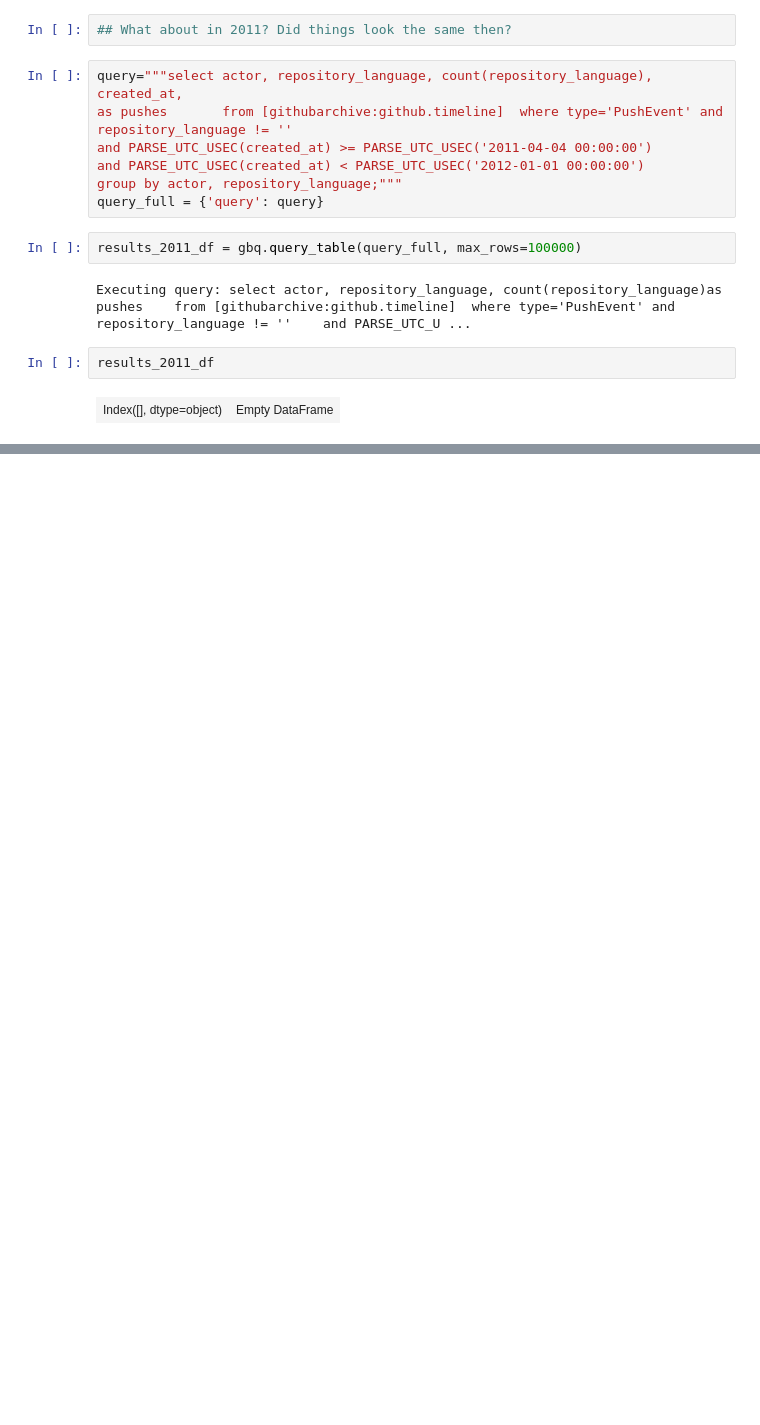
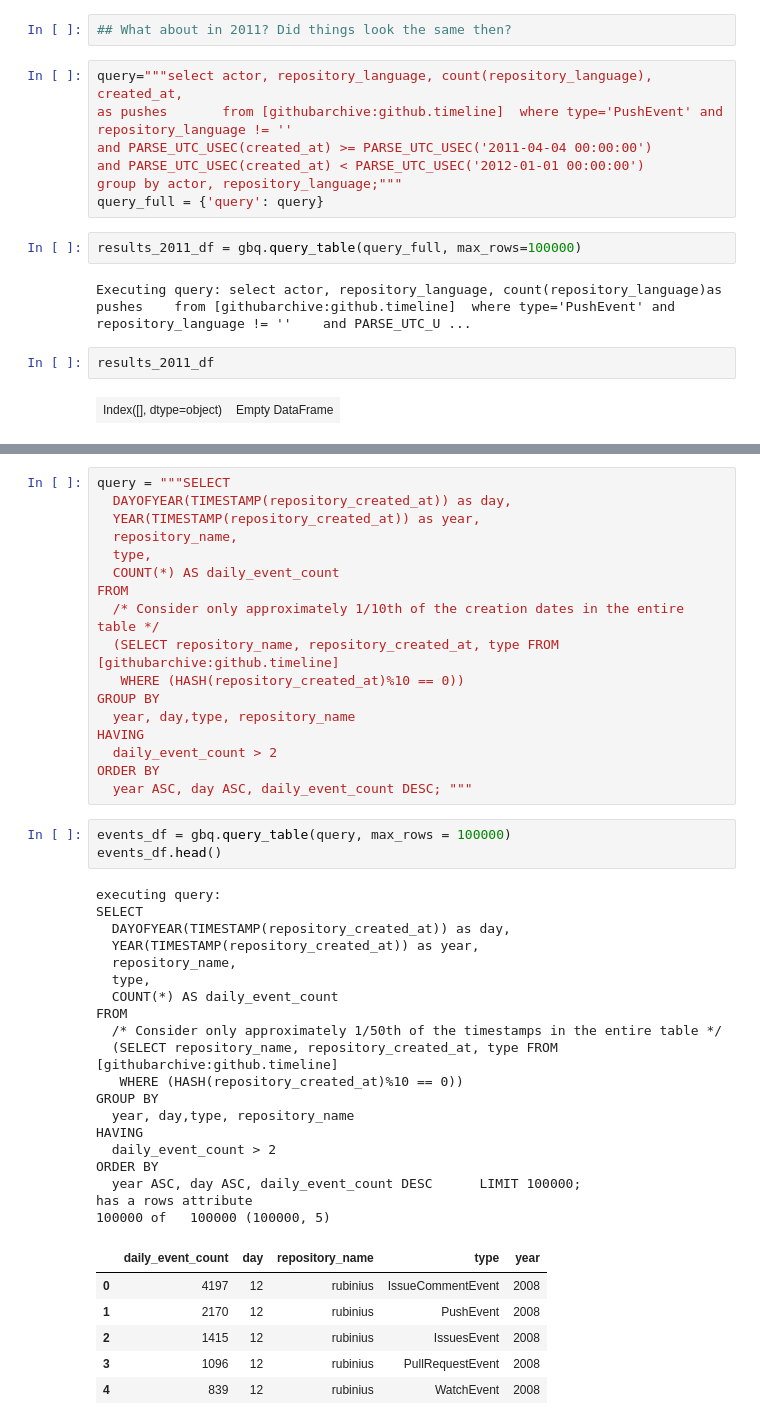
Before and after one commit to metacommunities/metacommunities, a Jupyter notebook: google_big_query_experiments.ipynb, the cells around one changed output, grey strips where cells are left out. Cells and saved outputs as stored; diff of their text form; blank space fills up the shorter version.

Commit message:
tidying up filenames, comments, and a few exploratory queries  with bigquery in ipython notebook

```diff
--- a/google_big_query_experiments.ipynb
+++ b/google_big_query_experiments.ipynb
@@ -43,0 +164,46 @@ results_2011_df
+# %%
+query = """SELECT
+  DAYOFYEAR(TIMESTAMP(repository_created_at)) as day,
+  YEAR(TIMESTAMP(repository_created_at)) as year,
+  repository_name,
+  type,
+  COUNT(*) AS daily_event_count
+FROM
+  /* Consider only approximately 1/10th of the creation dates in the entire table */
+  (SELECT repository_name, repository_created_at, type FROM [githubarchive:github.timeline]
+   WHERE (HASH(repository_created_at)%10 == 0))
+GROUP BY
+  year, day,type, repository_name
+HAVING
+  daily_event_count > 2
+ORDER BY
+  year ASC, day ASC, daily_event_count DESC; """
+# %%
+events_df = gbq.query_table(query, max_rows = 100000)
+events_df.head()
+# %% [output]
+executing query:
+SELECT
+  DAYOFYEAR(TIMESTAMP(repository_created_at)) as day,
+  YEAR(TIMESTAMP(repository_created_at)) as year,
+  repository_name,
+  type,
+  COUNT(*) AS daily_event_count
+FROM
+  /* Consider only approximately 1/50th of the timestamps in the entire table */
+  (SELECT repository_name, repository_created_at, type FROM [githubarchive:github.timeline]
+   WHERE (HASH(repository_created_at)%10 == 0))
+GROUP BY
+  year, day,type, repository_name
+HAVING
+  daily_event_count > 2
+ORDER BY
+  year ASC, day ASC, daily_event_count DESC      LIMIT 100000;
+has a rows attribute
+100000 of   100000 (100000, 5)
+|  | daily_event_count | day | repository_name | type | year |
+| 0 | 4197 | 12 | rubinius | IssueCommentEvent | 2008 |
+| 1 | 2170 | 12 | rubinius | PushEvent | 2008 |
+| 2 | 1415 | 12 | rubinius | IssuesEvent | 2008 |
+| 3 | 1096 | 12 | rubinius | PullRequestEvent | 2008 |
+| 4 | 839 | 12 | rubinius | WatchEvent | 2008 |
```
Also changed, not shown: parts of 21 cells of this notebook, 2 other files.
